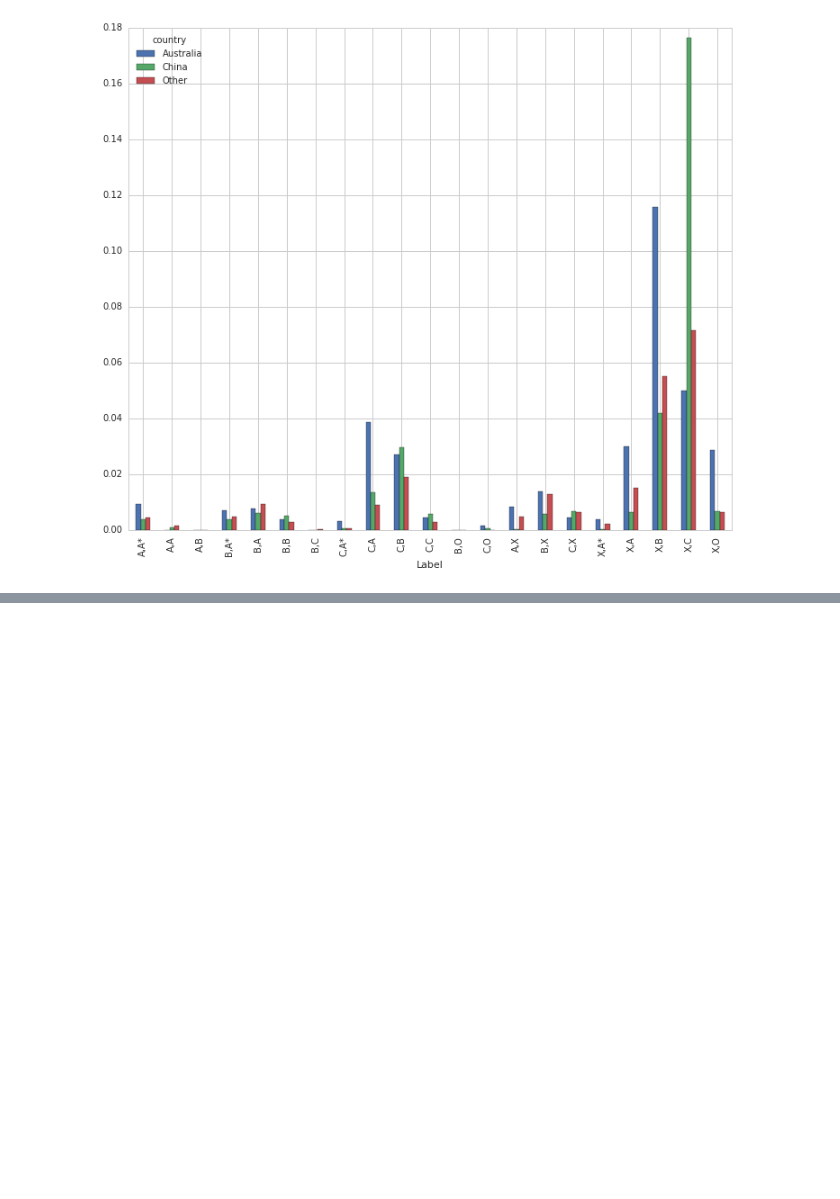
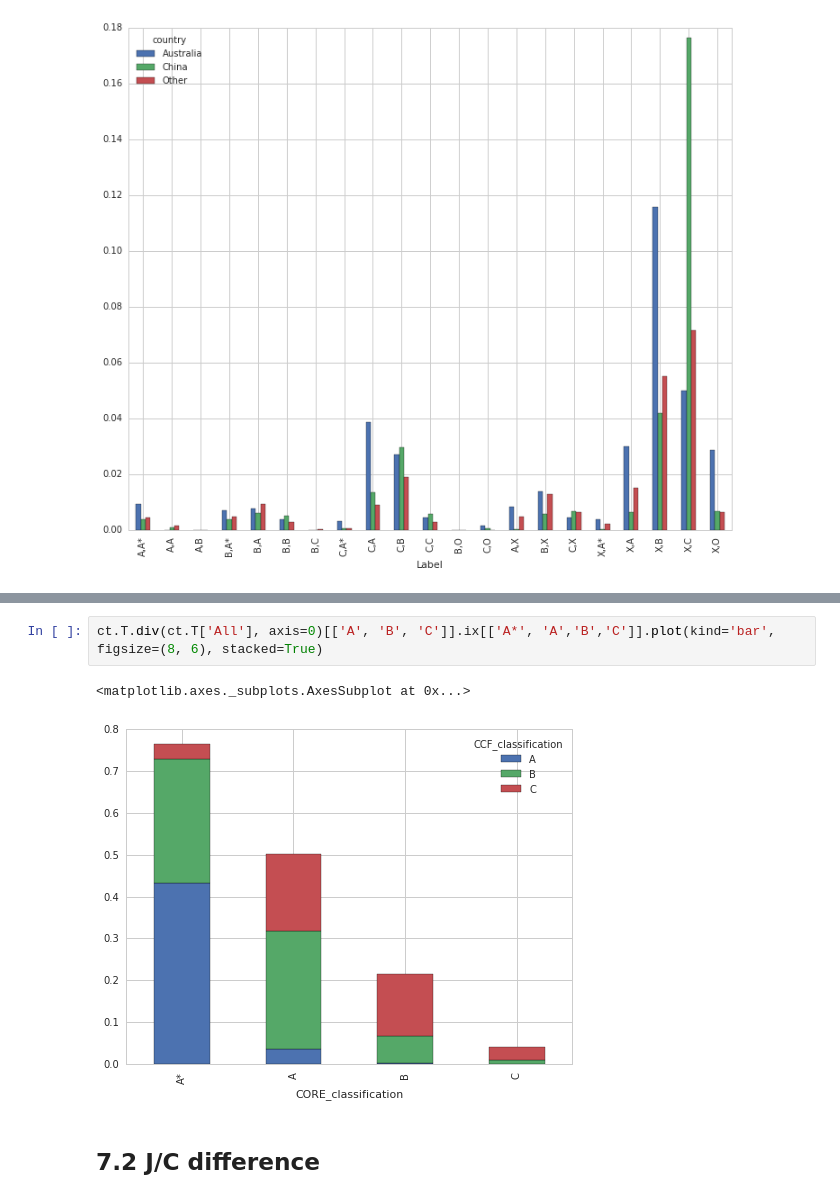
Before and after one commit to Jingfei-Han/citation_prediction, a Jupyter notebook: aminer_gai/myanalysis.ipynb, the cells around one changed output, grey strips where cells are left out. Cells and saved outputs as stored; diff of their text form; blank space fills up the shorter version.

```diff
--- a/aminer_gai/myanalysis.ipynb
+++ b/aminer_gai/myanalysis.ipynb
@@ -1124,0 +1174,7 @@ draw_parts_distribution(df_cur, df_author, df_a2p, df_paper, H_low=0, H_high=0)
+# %%
+ct.T.div(ct.T['All'], axis=0)[['A', 'B', 'C']].ix[['A*', 'A','B','C']].plot(kind='bar', figsize=(8, 6), stacked=True)
+# %% [output]
+<matplotlib.axes._subplots.AxesSubplot at 0x...>
+[figure, added]
+# %% [markdown]
+## 7.2 J/C difference
```
Also changed, not shown: parts of 35 cells of this notebook.
